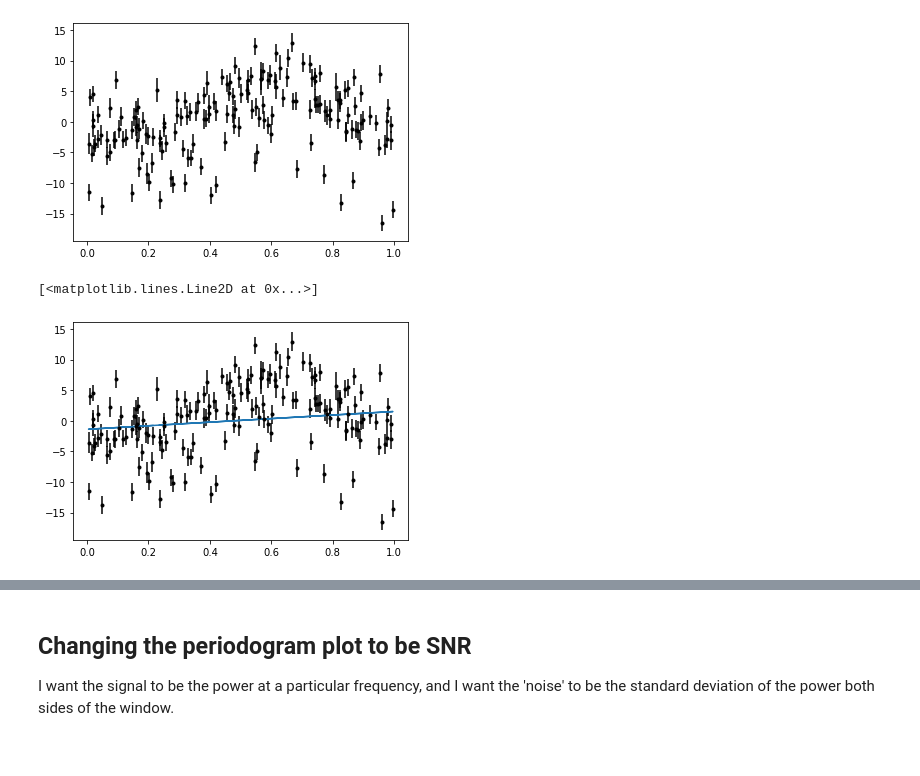
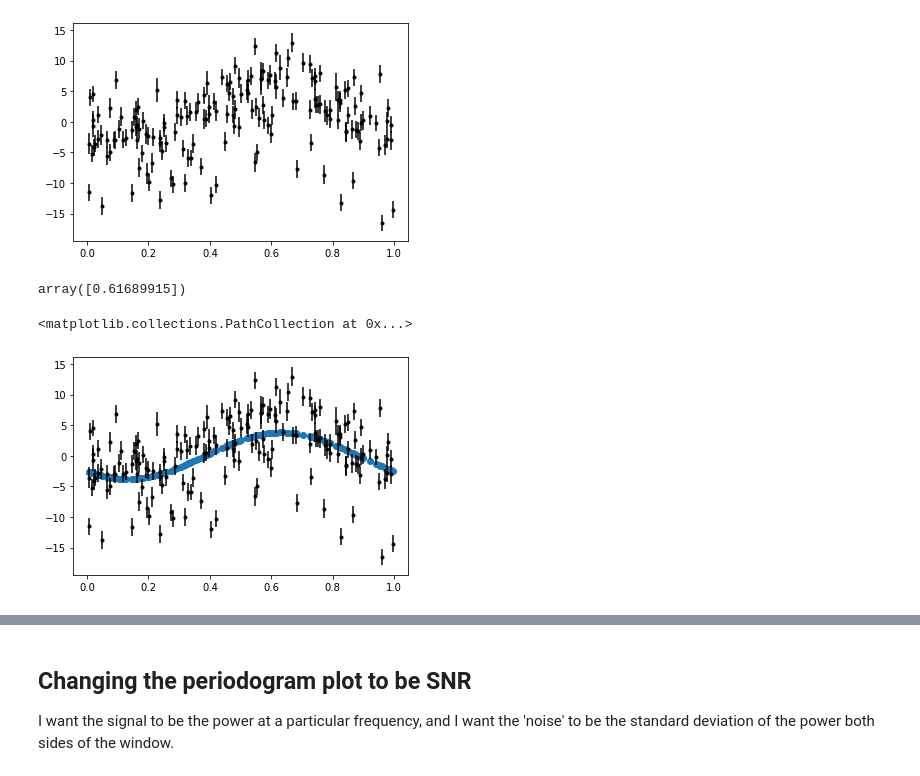
Before and after one commit to andrewjjolly/wobble_precision, a Jupyter notebook: order_by_order_lr20.ipynb, the cells around one changed output, grey strips where cells are left out. Cells and saved outputs as stored; diff of their text form; code cells hidden in the pictures.

```diff
--- a/order_by_order_lr20.ipynb
+++ b/order_by_order_lr20.ipynb
@@ -469,4 +469,4 @@ lit_period = 7.199
 lit_amplitude = 3.8
 # %%
 def sine_wave(x_data, phase_shift):
-    return lit_amplitude * (np.sin((2 * np.pi) / lit_period) * (x_data + phase_shift))
+    return lit_amplitude * (np.sin((2 * np.pi) * (x_data + phase_shift)))
@@ -479,10 +486,13 @@ plt.errorbar(phase_folded, detrended_rvs, rvs_err, fmt='.k')
 [figure]
 # %%
 popt, pcov = curve_fit(sine_wave, phase_folded, detrended_rvs, sigma=rvs_err)
+popt
+# %% [output]
+array([0.61689915])
 # %%
 plt.figure()
 plt.errorbar(phase_folded, detrended_rvs, rvs_err, fmt='.k')
-plt.plot(phase_folded, sine_wave(phase_folded, popt[0]))
+plt.scatter(phase_folded, sine_wave(phase_folded, popt[0]))
 # %% [output]
-[<matplotlib.lines.Line2D at 0x...>]
+<matplotlib.collections.PathCollection at 0x...>
-[figure, old version]
+[figure, new version]
```
Also changed, not shown: parts of 7 cells of this notebook.
